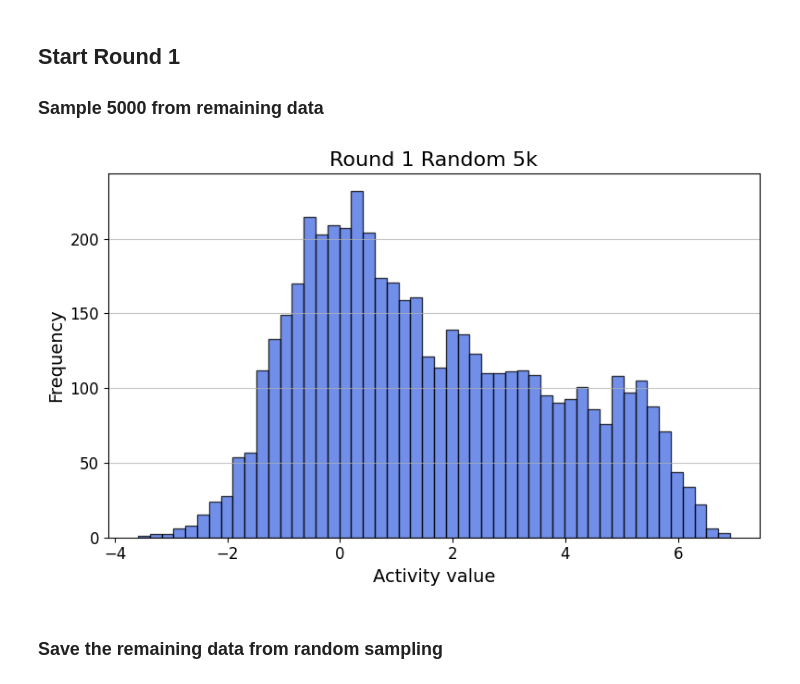
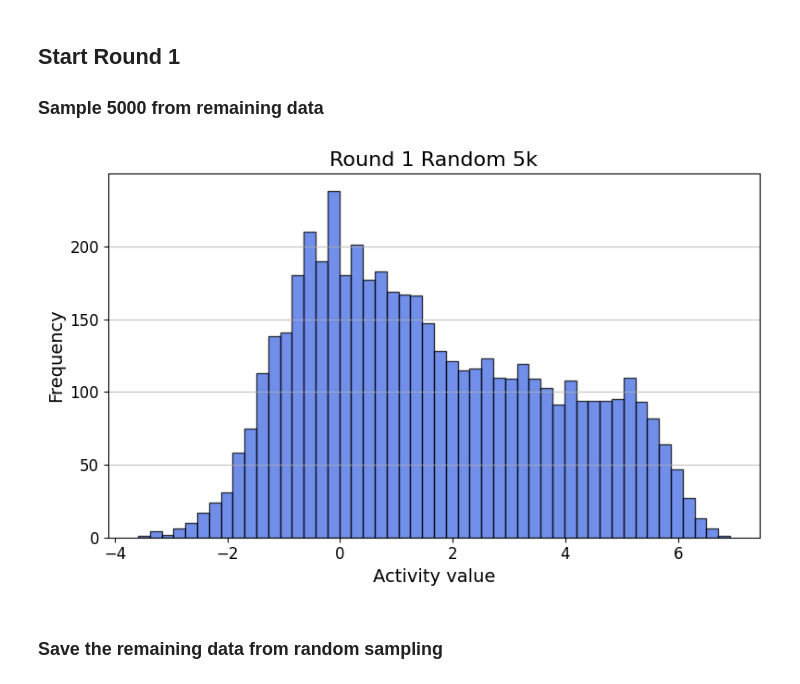
Before and after one commit to peter6866/CRX-Active-Learning, a Jupyter notebook: src/new_activity_generate.ipynb, the cells around one changed output. Saved outputs shown, nothing was run; the diff lists cells and outputs as text; code cells hidden in the pictures.

```diff
--- a/src/new_activity_generate.ipynb
+++ b/src/new_activity_generate.ipynb
@@ -62,11 +62,12 @@ batches_to_use = [
 data_except_genomic = data[data["cnn_train"] & data["data_batch_name"].isin(batches_to_use)]
 data_except_genomic.to_csv("/scratch/bclab/jiayu/Active-learning/Data/new_activity_no_genomic.csv", index=False)
 # %%
+data_except_genomic = pd.read_csv("/scratch/bclab/jiayu/al/Data/new_activity_no_genomic.csv")
 round1_5k = data_except_genomic.sample(n=5000)
-round1_5k.to_csv("/scratch/bclab/jiayu/Active-learning/Data/new_random_5k_round1.csv", index=False)
+round1_5k.to_csv("/scratch/bclab/jiayu/al/Data/new_random_5k_round1.csv", index=False)
 plotdist(round1_5k["expression_log2"], "Round 1 Random 5k")
 # %% [output]
-[figure, old version]
+[figure, new version]
 # %% [markdown]
 ### Save the remaining data from random sampling
 # %%
```
Also changed, not shown: parts of 7 cells of this notebook, 9 other files.
